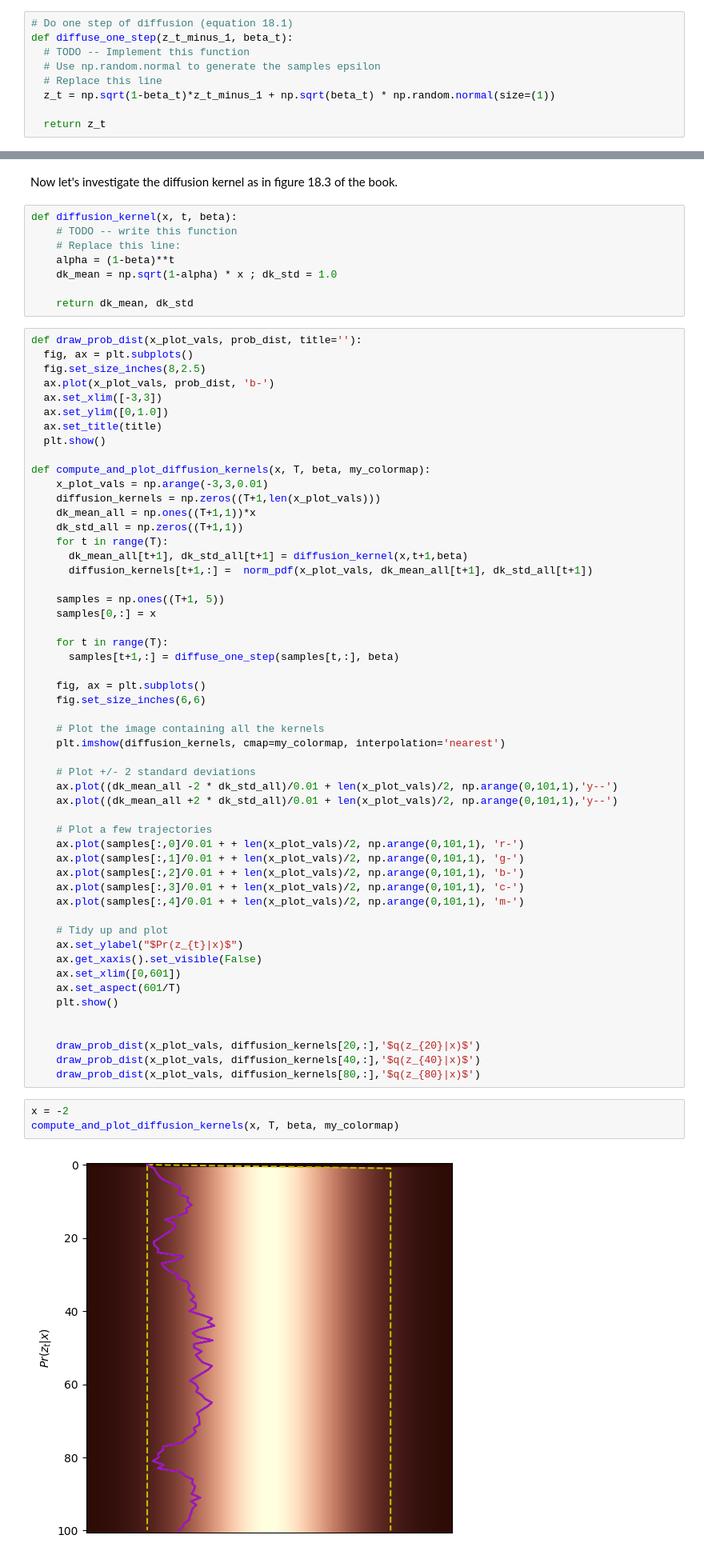
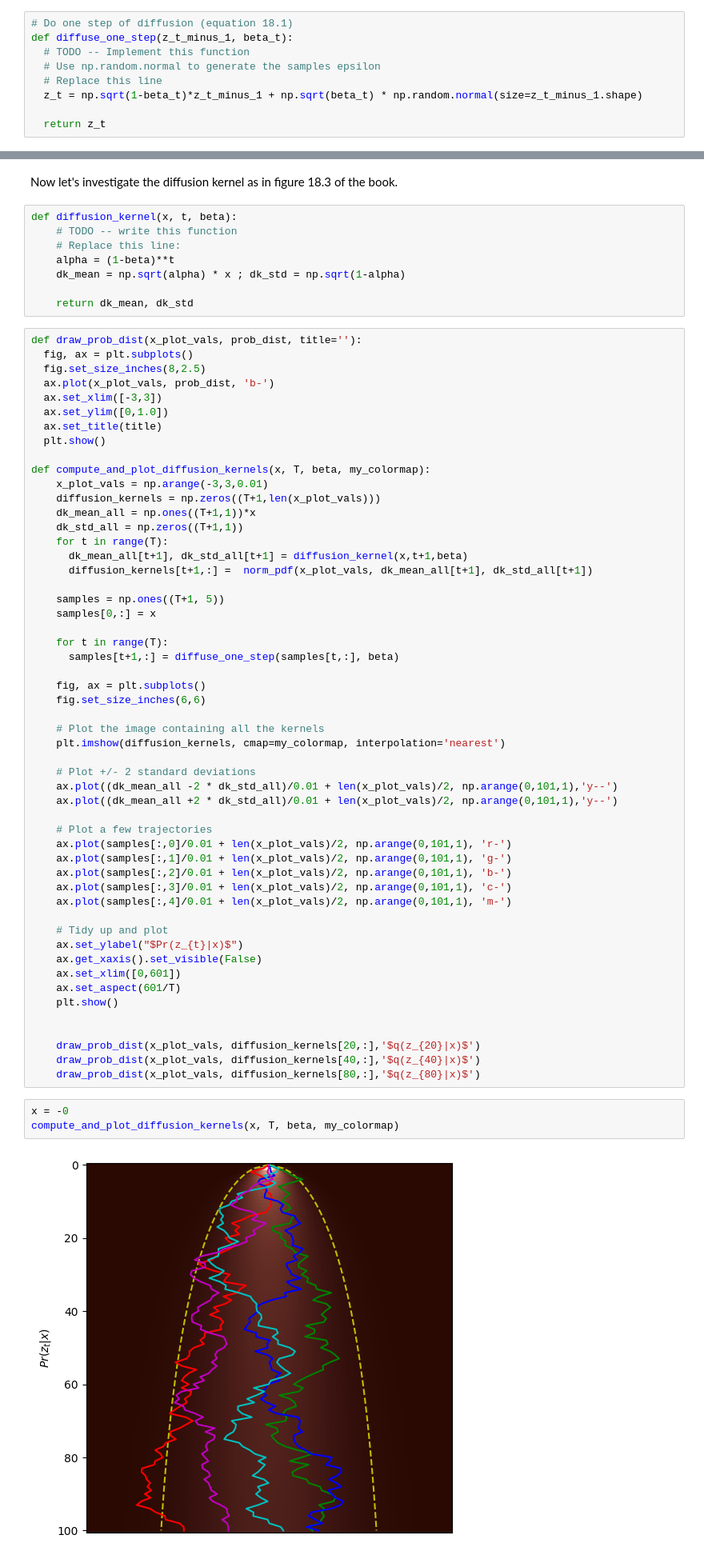
Before and after one commit to ouafi98/Understand-Deep-Learning-Book, a Jupyter notebook: Notebooks/Chap18/18_1_Diffusion_Encoder.ipynb, the cells around one changed output, grey strips where cells are left out. Shown at 80% size. Saved outputs shown, nothing was run; the diff lists cells and outputs as text.

```diff
--- a/Notebooks/Chap18/18_1_Diffusion_Encoder.ipynb
+++ b/Notebooks/Chap18/18_1_Diffusion_Encoder.ipynb
@@ -69,7 +69,7 @@ def diffuse_one_step(z_t_minus_1, beta_t):
   # TODO -- Implement this function
   # Use np.random.normal to generate the samples epsilon
   # Replace this line
-  z_t = np.sqrt(1-beta_t)*z_t_minus_1 + np.sqrt(beta_t) * np.random.normal(size=(1))
+  z_t = np.sqrt(1-beta_t)*z_t_minus_1 + np.sqrt(beta_t) * np.random.normal(size=z_t_minus_1.shape)
 
   return z_t
 # %% [markdown]
@@ -144,7 +144,7 @@ def diffusion_kernel(x, t, beta):
     # TODO -- write this function
     # Replace this line:
     alpha = (1-beta)**t
-    dk_mean = np.sqrt(1-alpha) * x ; dk_std = 1.0
+    dk_mean = np.sqrt(alpha) * x ; dk_std = np.sqrt(1-alpha)
 
     return dk_mean, dk_std
 # %%
@@ -183,11 +183,11 @@ def compute_and_plot_diffusion_kernels(x, T, beta, my_colormap):
     ax.plot((dk_mean_all +2 * dk_std_all)/0.01 + len(x_plot_vals)/2, np.arange(0,101,1),'y--')
 
     # Plot a few trajectories
-    ax.plot(samples[:,0]/0.01 + + len(x_plot_vals)/2, np.arange(0,101,1), 'r-')
-    ax.plot(samples[:,1]/0.01 + + len(x_plot_vals)/2, np.arange(0,101,1), 'g-')
-    ax.plot(samples[:,2]/0.01 + + len(x_plot_vals)/2, np.arange(0,101,1), 'b-')
-    ax.plot(samples[:,3]/0.01 + + len(x_plot_vals)/2, np.arange(0,101,1), 'c-')
-    ax.plot(samples[:,4]/0.01 + + len(x_plot_vals)/2, np.arange(0,101,1), 'm-')
+    ax.plot(samples[:,0]/0.01 + len(x_plot_vals)/2, np.arange(0,101,1), 'r-')
+    ax.plot(samples[:,1]/0.01 + len(x_plot_vals)/2, np.arange(0,101,1), 'g-')
+    ax.plot(samples[:,2]/0.01 + len(x_plot_vals)/2, np.arange(0,101,1), 'b-')
+    ax.plot(samples[:,3]/0.01 + len(x_plot_vals)/2, np.arange(0,101,1), 'c-')
+    ax.plot(samples[:,4]/0.01 + len(x_plot_vals)/2, np.arange(0,101,1), 'm-')
 
     # Tidy up and plot
     ax.set_ylabel("$Pr(z_{t}|x)$")
@@ -201,7 +201,7 @@ def compute_and_plot_diffusion_kernels(x, T, beta, my_colormap):
     draw_prob_dist(x_plot_vals, diffusion_kernels[40,:],'$q(z_{40}|x)$')
     draw_prob_dist(x_plot_vals, diffusion_kernels[80,:],'$q(z_{80}|x)$')
 # %%
-x = -2
+x = -0
 compute_and_plot_diffusion_kernels(x, T, beta, my_colormap)
 # %% [output]
-[figure, old version]
+[figure, new version]
```
Also changed, not shown: parts of 5 cells of this notebook.
